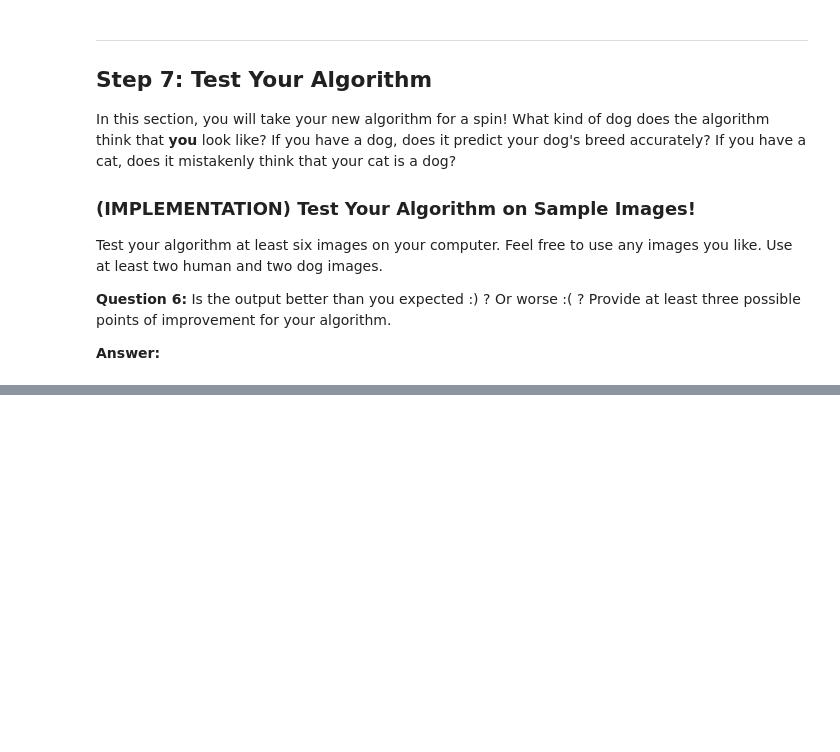
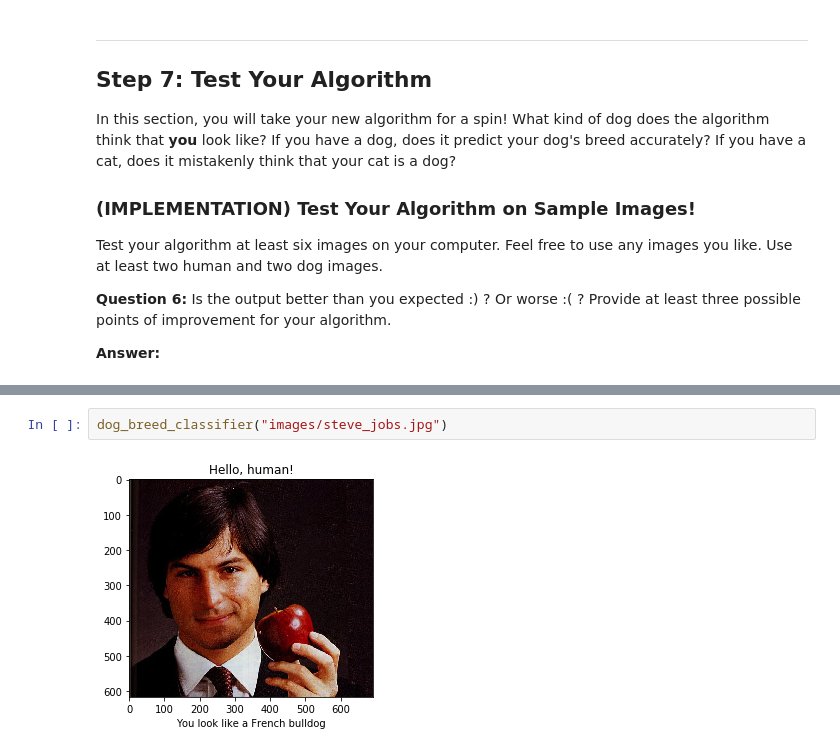
Before and after one commit to andsav/AIND2-CNN, a Jupyter notebook: dog_app.ipynb, the cells around one changed output, grey strips where cells are left out. Drawn from its saved outputs; the diff is of its cells as text; blank space fills up the shorter version.

```diff
--- a/dog_app.ipynb
+++ b/dog_app.ipynb
@@ -666,0 +785,4 @@ __Answer:__
+# %%
+dog_breed_classifier("images/steve_jobs.jpg")
+# %% [output]
+[figure, added]
```
Also changed, not shown: parts of 23 cells of this notebook, 12 other files.
